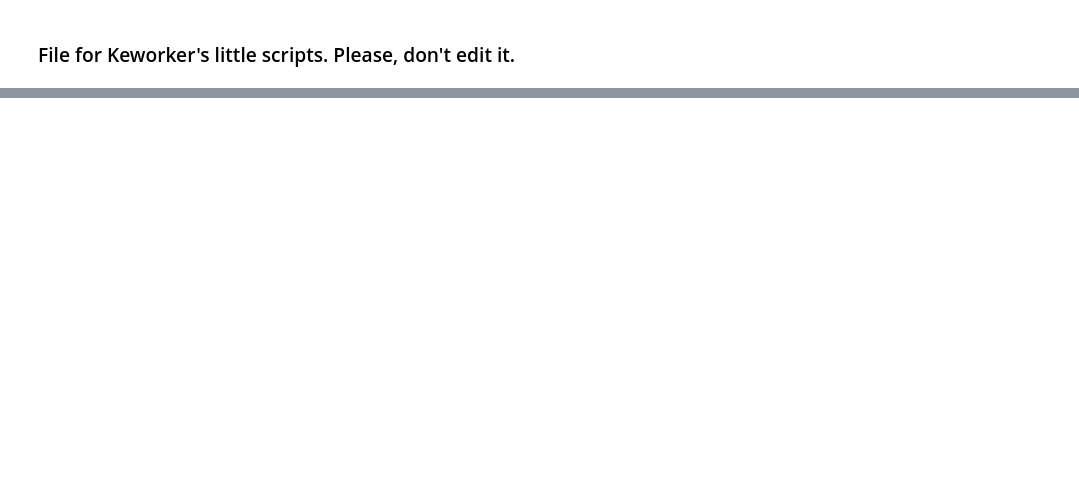
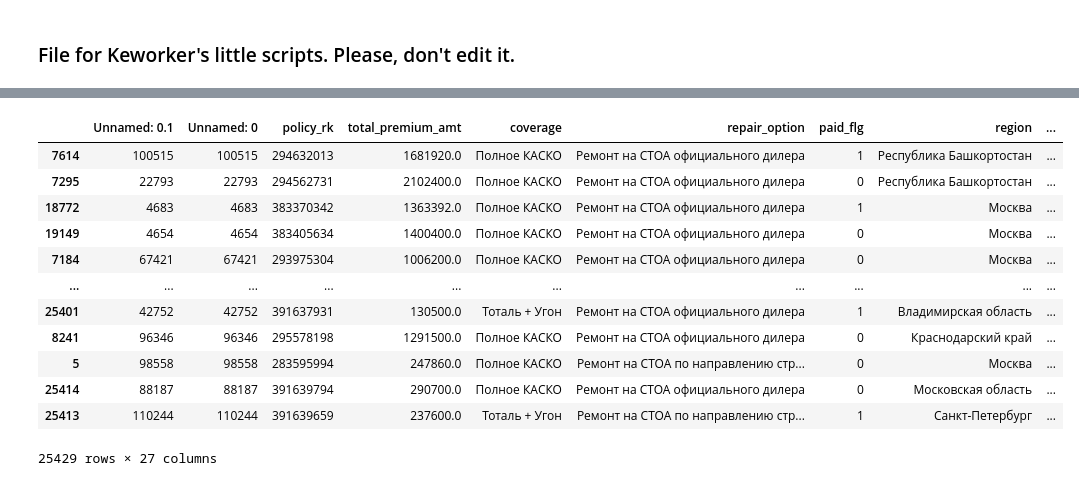
Before and after one commit to Keworker/Dano24, a Jupyter notebook: keworker.ipynb, the cells around one changed output, grey strips where cells are left out. Cells and saved outputs as stored; diff of their text form; code cells hidden in the pictures; blank space fills up the shorter version.

```diff
--- a/keworker.ipynb
+++ b/keworker.ipynb
@@ -35,0 +80,16 @@ dataset.to_csv("hackathon_data_actual.csv")"""
+# %%
+dataset.sort_values(["premium_transition_amt"], ascending=False)
+# %% [output]
+|  | Unnamed: 0.1 | Unnamed: 0 | policy_rk | total_premium_amt | coverage | repair_option | paid_flg | region | ... |
+| 7614 | 100515 | 100515 | 294632013 | 1681920.0 | Полное КАСКО | Ремонт на СТОА официального дилера | 1 | Республика Башкортостан | ... |
+| 7295 | 22793 | 22793 | 294562731 | 2102400.0 | Полное КАСКО | Ремонт на СТОА официального дилера | 0 | Республика Башкортостан | ... |
+| 18772 | 4683 | 4683 | 383370342 | 1363392.0 | Полное КАСКО | Ремонт на СТОА официального дилера | 1 | Москва | ... |
+| 19149 | 4654 | 4654 | 383405634 | 1400400.0 | Полное КАСКО | Ремонт на СТОА официального дилера | 0 | Москва | ... |
+| 7184 | 67421 | 67421 | 293975304 | 1006200.0 | Полное КАСКО | Ремонт на СТОА официального дилера | 0 | Москва | ... |
+| ... | ... | ... | ... | ... | ... | ... | ... | ... | ... |
+| 25401 | 42752 | 42752 | 391637931 | 130500.0 | Тоталь + Угон | Ремонт на СТОА официального дилера | 1 | Владимирская область | ... |
+| 8241 | 96346 | 96346 | 295578198 | 1291500.0 | Полное КАСКО | Ремонт на СТОА официального дилера | 0 | Краснодарский край | ... |
+| 5 | 98558 | 98558 | 283595994 | 247860.0 | Полное КАСКО | Ремонт на СТОА по направлению стр... | 0 | Москва | ... |
+| 25414 | 88187 | 88187 | 391639794 | 290700.0 | Полное КАСКО | Ремонт на СТОА официального дилера | 0 | Московская область | ... |
+| 25413 | 110244 | 110244 | 391639659 | 237600.0 | Тоталь + Угон | Ремонт на СТОА по направлению стр... | 1 | Санкт-Петербург | ... |
+25429 rows × 27 columns
```
Also changed, not shown: parts of 7 cells of this notebook, 1 other file.
